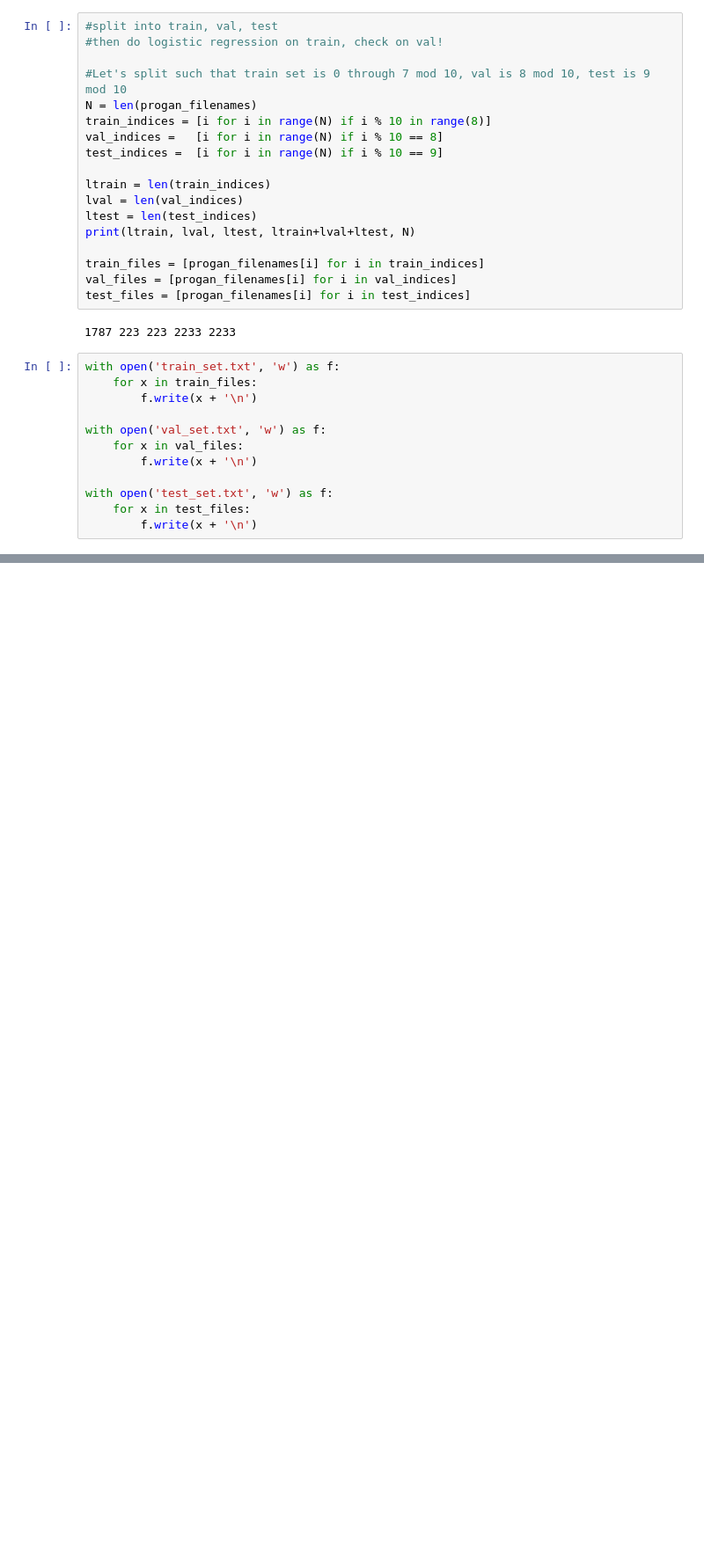
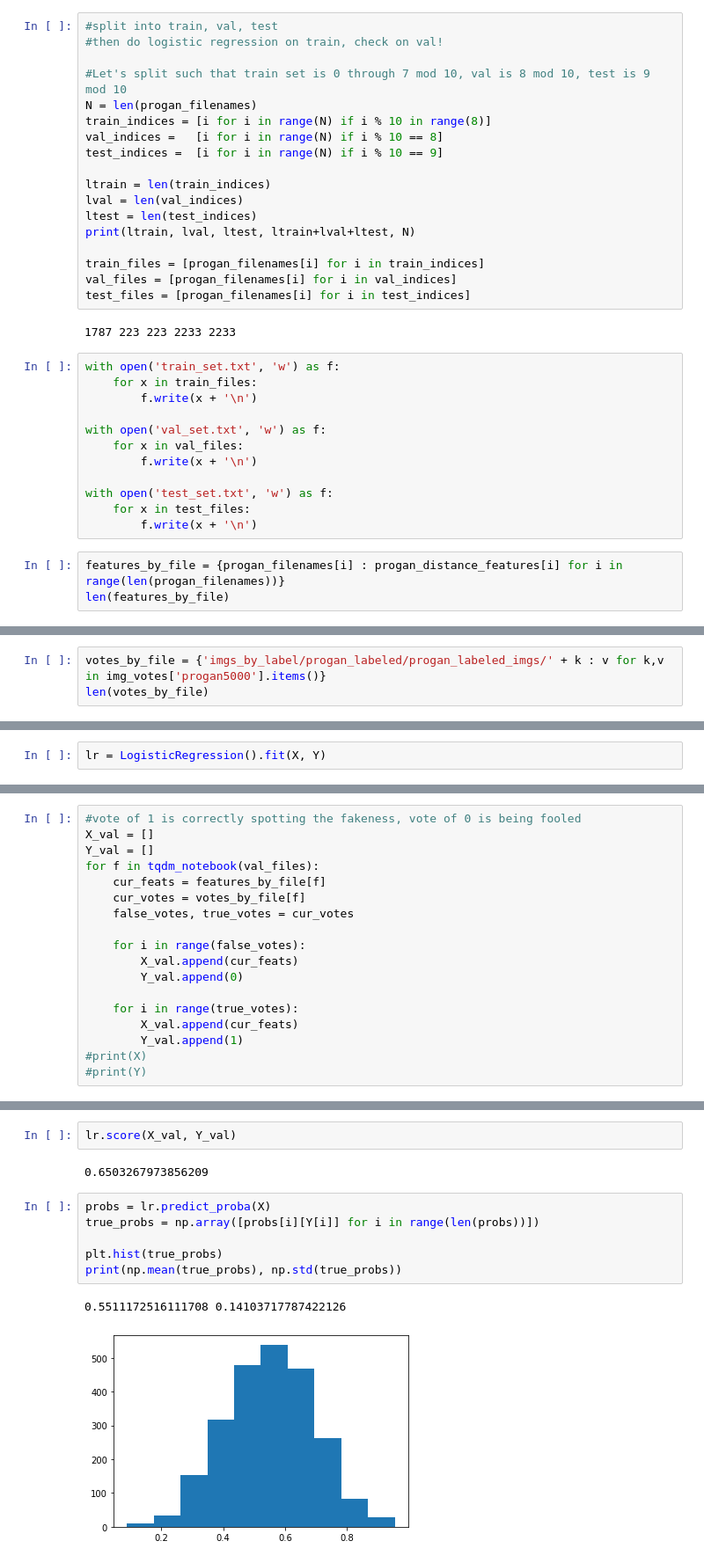
Before and after one commit to kolchinski/humanception-score, a Jupyter notebook: distances/Inception_experiment.ipynb, the cells around one changed output, grey strips where cells are left out. Shown at 88% size. Cells and saved outputs as stored; diff of their text form; blank space fills up the shorter version.

Commit message:
Conducted logistic regression experiment; it works!

```diff
--- a/distances/Inception_experiment.ipynb
+++ b/distances/Inception_experiment.ipynb
@@ -412,3 +411,6 @@ with open('val_set.txt', 'w') as f:
 with open('test_set.txt', 'w') as f:
     for x in test_files:
         f.write(x + '\n')
+# %%
+features_by_file = {progan_filenames[i] : progan_distance_features[i] for i in range(len(progan_filenames))}
+len(features_by_file)
@@ -414,0 +419,3 @@ with open('test_set.txt', 'w') as f:
+# %%
+votes_by_file = {'imgs_by_label/progan_labeled/progan_labeled_imgs/' + k : v for k,v in img_votes['progan5000'].items()}
+len(votes_by_file)
@@ -414,0 +448,2 @@ with open('test_set.txt', 'w') as f:
+# %%
+lr = LogisticRegression().fit(X, Y)
@@ -414,0 +454,18 @@ with open('test_set.txt', 'w') as f:
+# %%
+#vote of 1 is correctly spotting the fakeness, vote of 0 is being fooled
+X_val = []
+Y_val = []
+for f in tqdm_notebook(val_files):
+    cur_feats = features_by_file[f]
+    cur_votes = votes_by_file[f]
+    false_votes, true_votes = cur_votes
+
+    for i in range(false_votes):
+        X_val.append(cur_feats)
+        Y_val.append(0)
+
+    for i in range(true_votes):
+        X_val.append(cur_feats)
+        Y_val.append(1)
+#print(X)
+#print(Y)
@@ -414,0 +474,13 @@ with open('test_set.txt', 'w') as f:
+# %%
+lr.score(X_val, Y_val)
+# %% [output]
+0.6503267973856209
+# %%
+probs = lr.predict_proba(X)
+true_probs = np.array([probs[i][Y[i]] for i in range(len(probs))])
+
+plt.hist(true_probs)
+print(np.mean(true_probs), np.std(true_probs))
+# %% [output]
+0.5511172516111708 0.14103717787422126
+[figure, added]
```
Also changed, not shown: parts of 7 cells of this notebook.
